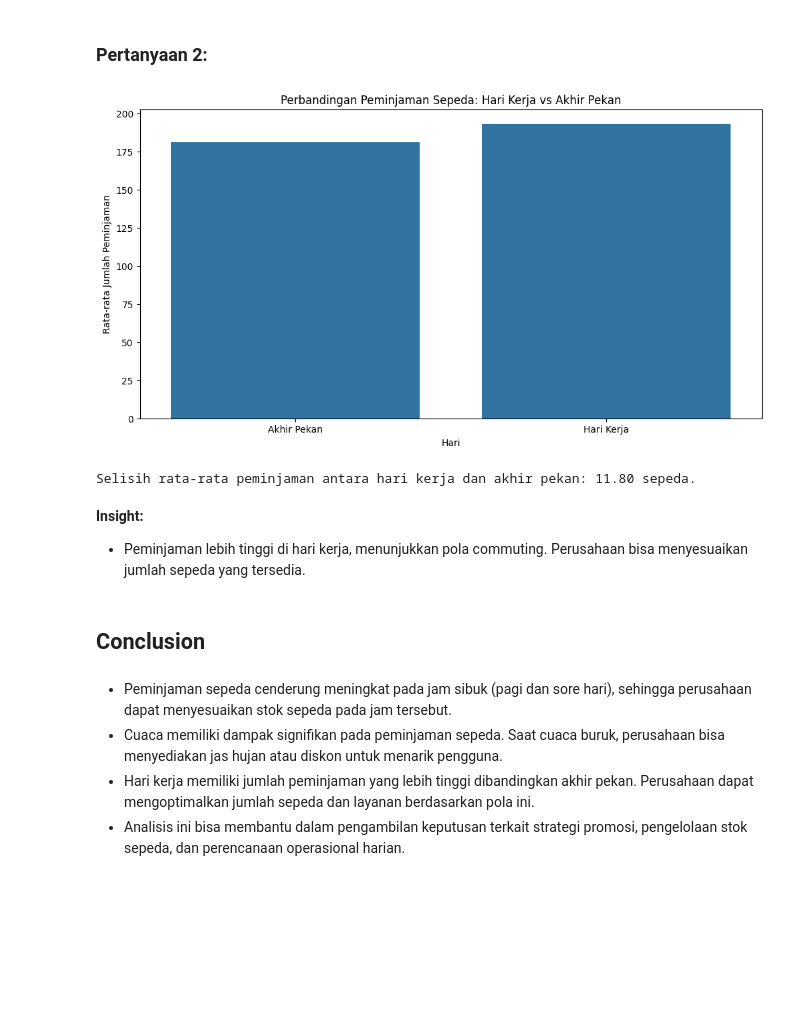
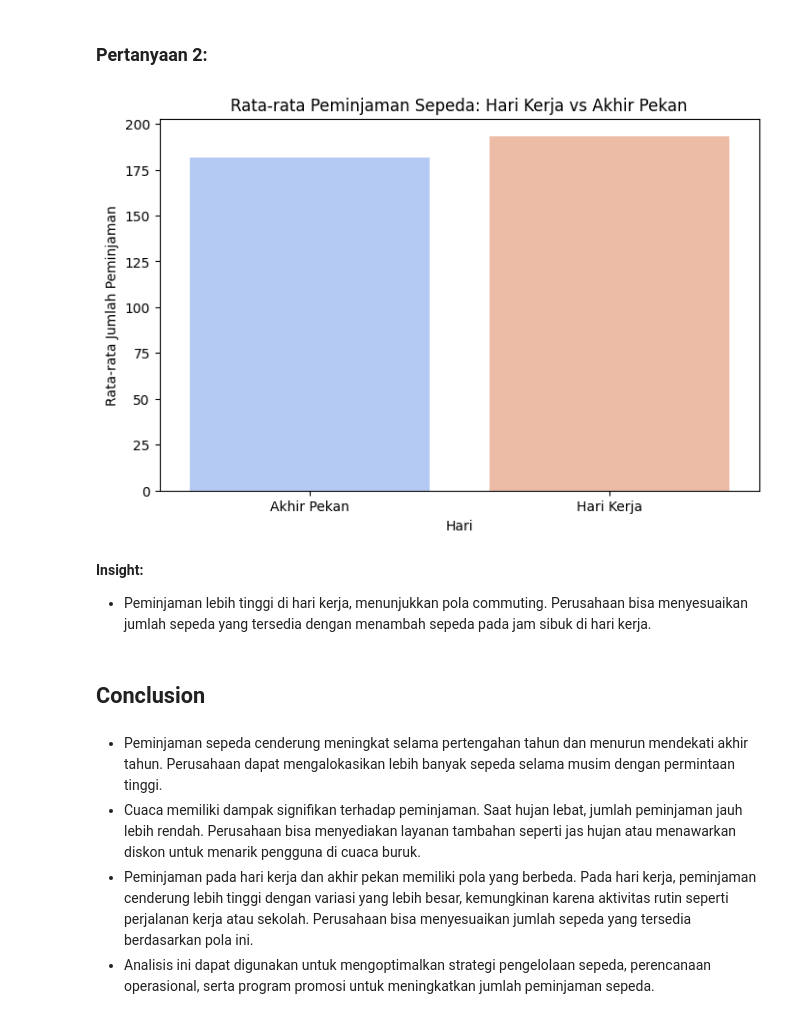
Before and after one commit to amelynsa/bike-sharing-dashboard, a Jupyter notebook: notebook.ipynb, the cells around one changed output. Drawn from its saved outputs; the diff is of its cells as text; code cells hidden in the pictures; blank space fills up the shorter version.

```diff
--- a/notebook.ipynb
+++ b/notebook.ipynb
@@ -234,18 +212,3 @@ plt.show()
 ## Visualization & Explanatory Analysis
 # %% [markdown]
 ### Pertanyaan 1:
-# %%
-## Pengaruh Cuaca terhadap Jumlah Peminjaman Sepeda
-cuaca_labels = {1: "Cerah", 2: "Berkabut", 3: "Hujan Ringan/Salju"}
-df["weathersit_label"] = df["weathersit"].map(cuaca_labels)
-plt.figure(figsize=(12, 6))
-sns.barplot(x="weathersit_label", y="cnt", data=df.groupby("weathersit_label")["cnt"].mean().reset_index())
-plt.title("Pengaruh Cuaca terhadap Peminjaman Sepeda")
-plt.xlabel("Cuaca")
-plt.ylabel("Rata-rata Jumlah Peminjaman")
-plt.show()
-
-# Analisis Kuantitatif: Persentase perubahan peminjaman berdasarkan cuaca
-weather_avg = df.groupby("weathersit")["cnt"].mean()
-clear_vs_rain = ((weather_avg[1] - weather_avg[3]) / weather_avg[1]) * 100
-print(f"Penurunan peminjaman saat hujan dibandingkan cuaca cerah: {clear_vs_rain:.2f}%")
@@ -258,31 +236,29 @@ Penurunan peminjaman saat hujan dibandingkan cuaca cerah: 45.54%
 # %% [markdown]
 ### Pertanyaan 2:
 # %%
-## Perbandingan Pola Peminjaman: Hari Kerja vs Akhir Pekan
-df["workingday_label"] = df["workingday"].map({1: "Hari Kerja", 0: "Akhir Pekan"})
-plt.figure(figsize=(12, 6))
-sns.barplot(x="workingday_label", y="cnt", data=df.groupby("workingday_label")["cnt"].mean().reset_index())
-plt.title("Perbandingan Peminjaman Sepeda: Hari Kerja vs Akhir Pekan")
+# Menghitung rata-rata peminjaman sepeda berdasarkan hari kerja/akhir pekan
+workday_avg = df.groupby("workingday")["cnt"].mean().reset_index()
+workday_avg["workingday"] = workday_avg["workingday"].map({1: "Hari Kerja", 0: "Akhir Pekan"})
+
+# Visualisasi Rata-rata
+plt.figure(figsize=(8, 5))
+sns.barplot(x="workingday", y="cnt", data=workday_avg, hue="workingday", palette="coolwarm", legend=False)
+
+plt.title("Rata-rata Peminjaman Sepeda: Hari Kerja vs Akhir Pekan")
 plt.xlabel("Hari")
 plt.ylabel("Rata-rata Jumlah Peminjaman")
 plt.show()
-
-# Analisis Kuantitatif: Selisih rata-rata peminjaman hari kerja vs akhir pekan
-workday_avg = df.groupby("workingday")["cnt"].mean()
-diff_workday_weekend = workday_avg[1] - workday_avg[0]
-print(f"Selisih rata-rata peminjaman antara hari kerja dan akhir pekan: {diff_workday_weekend:.2f} sepeda.")
 # %% [output]
-[figure, old version]
+[figure, new version]
-Selisih rata-rata peminjaman antara hari kerja dan akhir pekan: 11.80 sepeda.
 # %% [markdown]
 **Insight:**
-- Peminjaman lebih tinggi di hari kerja, menunjukkan pola commuting. Perusahaan bisa menyesuaikan jumlah sepeda yang tersedia.
+- Peminjaman lebih tinggi di hari kerja, menunjukkan pola commuting. Perusahaan bisa menyesuaikan jumlah sepeda yang tersedia dengan menambah sepeda pada jam sibuk di hari kerja.
 # %% [markdown]
 ## Conclusion
-# %% [markdown]
-- Peminjaman sepeda cenderung meningkat pada jam sibuk (pagi dan sore hari), sehingga perusahaan dapat menyesuaikan stok sepeda pada jam tersebut.
-- Cuaca memiliki dampak signifikan pada peminjaman sepeda. Saat cuaca buruk, perusahaan bisa menyediakan jas hujan atau diskon untuk menarik pengguna.
-- Hari kerja memiliki jumlah peminjaman yang lebih tinggi dibandingkan akhir pekan. Perusahaan dapat mengoptimalkan jumlah sepeda dan layanan berdasarkan pola ini.
-- Analisis ini bisa membantu dalam pengambilan keputusan terkait strategi promosi, pengelolaan stok sepeda, dan perencanaan operasional harian.
+# %% [markdown]
+- Peminjaman sepeda cenderung meningkat selama pertengahan tahun dan menurun mendekati akhir tahun. Perusahaan dapat mengalokasikan lebih banyak sepeda selama musim dengan permintaan tinggi.
+- Cuaca memiliki dampak signifikan terhadap peminjaman. Saat hujan lebat, jumlah peminjaman jauh lebih rendah. Perusahaan bisa menyediakan layanan tambahan seperti jas hujan atau menawarkan diskon untuk menarik pengguna di cuaca buruk.
+- Peminjaman pada hari kerja dan akhir pekan memiliki pola yang berbeda. Pada hari kerja, peminjaman cenderung lebih tinggi dengan variasi yang lebih besar, kemungkinan karena aktivitas rutin seperti perjalanan kerja atau sekolah. Perusahaan bisa menyesuaikan jumlah sepeda yang tersedia berdasarkan pola ini.
+- Analisis ini dapat digunakan untuk mengoptimalkan strategi pengelolaan sepeda, perencanaan operasional, serta program promosi untuk meningkatkan jumlah peminjaman sepeda.
 # %%
 df.to_csv("all_data.csv", index=False)
```
Also changed, not shown: parts of 16 cells of this notebook, 3 other files.
